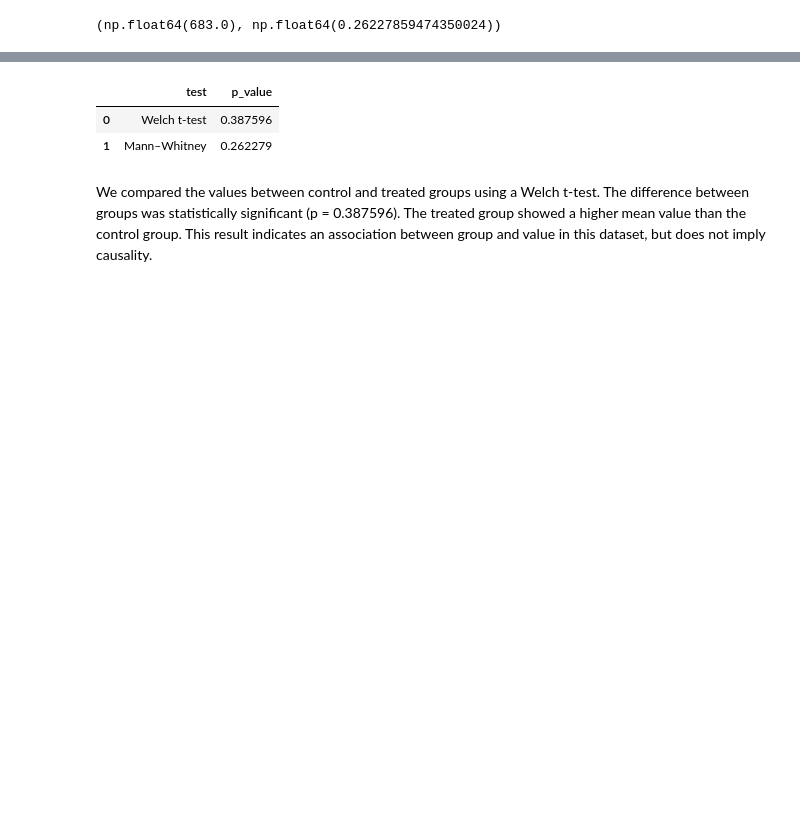
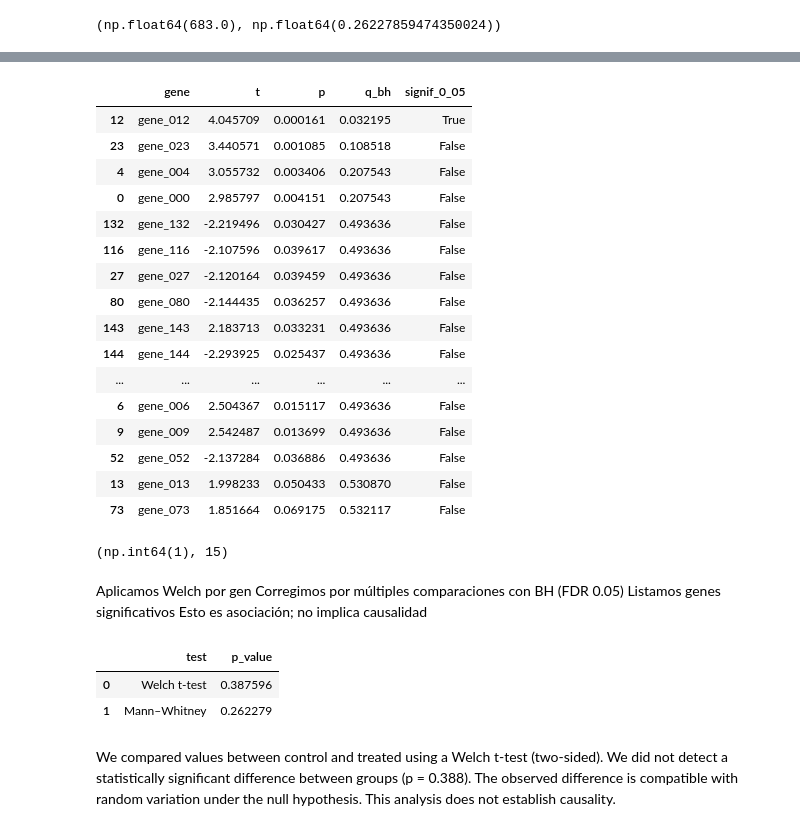
Before and after one commit to Raulomon/bioinformatics-learning, a Jupyter notebook: notebooks/00 Minimum base/03_stats_basico.ipynb, the cells around one changed output, grey strips where cells are left out. Cells and saved outputs as stored; diff of their text form; code cells hidden in the pictures; blank space fills up the shorter version.

Commit message:
03 stats in progress

```diff
--- a/notebooks/00 Minimum base/03_stats_basico.ipynb
+++ b/notebooks/00 Minimum base/03_stats_basico.ipynb
@@ -97,0 +269,11 @@ distribución rara / muchos outliers → Mann–Whitney
+# %%
+# p-values por gen con Welch
+rows = []
+for g in genes:
+    x = df_long.loc[(df_long["group"]=="treated") & (df_long["gene"]==g), "expression"].values
+    y = df_long.loc[(df_long["group"]=="control") & (df_long["gene"]==g), "expression"].values
+    t, p = stats.ttest_ind(x, y, equal_var=False)
+    rows.append((g, t, p))
+
+res = pd.DataFrame(rows, columns=["gene", "t", "p"])
+res.sort_values("p").head(10)
@@ -98,3 +292,49 @@ distribución rara / muchos outliers → Mann–Whitney
+# %%
+# BH (FDR) manual
+
+def bh_fdr(pvals):
+    pvals = np.asarray(pvals)
+    m = len(pvals)
+    order = np.argsort(pvals)
+    ranked = pvals[order]
+    q = ranked * m / (np.arange(1, m+1))
+    q = np.minimum.accumulate(q[::-1])[::-1]
+    q = np.clip(q, 0, 1)
+    out = np.empty_like(q)
+    out[order] = q
+    return out
+
+res["q_bh"] = bh_fdr(res["p"].values)
+res["signif_0_05"] = res["q_bh"] < 0.05
+
+res.sort_values("q_bh").head(20)
+# %% [output]
+|  | gene | t | p | q_bh | signif_0_05 |
+| 12 | gene_012 | 4.045709 | 0.000161 | 0.032195 | True |
+| 23 | gene_023 | 3.440571 | 0.001085 | 0.108518 | False |
+| 4 | gene_004 | 3.055732 | 0.003406 | 0.207543 | False |
+| 0 | gene_000 | 2.985797 | 0.004151 | 0.207543 | False |
+| 132 | gene_132 | -2.219496 | 0.030427 | 0.493636 | False |
+| 116 | gene_116 | -2.107596 | 0.039617 | 0.493636 | False |
+| 27 | gene_027 | -2.120164 | 0.039459 | 0.493636 | False |
+| 80 | gene_080 | -2.144435 | 0.036257 | 0.493636 | False |
+| 143 | gene_143 | 2.183713 | 0.033231 | 0.493636 | False |
+| 144 | gene_144 | -2.293925 | 0.025437 | 0.493636 | False |
+| ... | ... | ... | ... | ... | ... |
+| 6 | gene_006 | 2.504367 | 0.015117 | 0.493636 | False |
+| 9 | gene_009 | 2.542487 | 0.013699 | 0.493636 | False |
+| 52 | gene_052 | -2.137284 | 0.036886 | 0.493636 | False |
+| 13 | gene_013 | 1.998233 | 0.050433 | 0.530870 | False |
+| 73 | gene_073 | 1.851664 | 0.069175 | 0.532117 | False |
+# %%
+res["signif_0_05"].sum(), len(effect_genes)
+# %% [output]
+(np.int64(1), 15)
+# %% [markdown]
+Aplicamos Welch por gen
+Corregimos por múltiples comparaciones con BH (FDR 0.05)
+Listamos genes significativos
+Esto es asociación; no implica causalidad
 # %%
 pd.DataFrame({
     "test": ["Welch t-test", "Mann–Whitney"],
@@ -105,7 +345,4 @@ pd.DataFrame({
 | 0 | Welch t-test | 0.387596 |
 | 1 | Mann–Whitney | 0.262279 |
 # %% [markdown]
-We compared the values between control and treated groups using a Welch t-test.
-The difference between groups was statistically significant (p = 0.387596).
-The treated group showed a higher mean value than the control group.
-This result indicates an association between group and value in this dataset, but does not imply causality.
+We compared values between control and treated using a Welch t-test (two-sided). We did not detect a statistically significant difference between groups (p = 0.388). The observed difference is compatible with random variation under the null hypothesis. This analysis does not establish causality.
```
Also changed, not shown: parts of 16 cells of this notebook.
